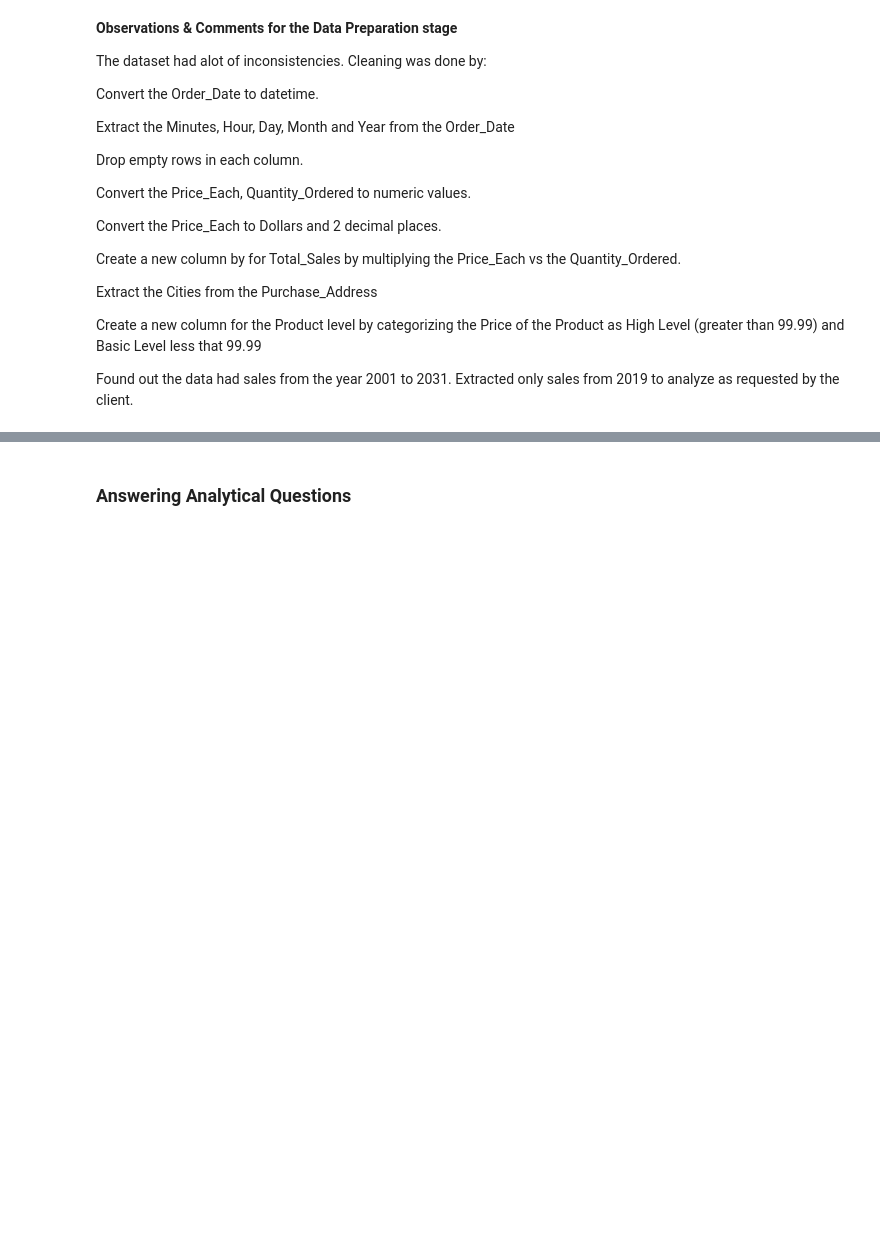
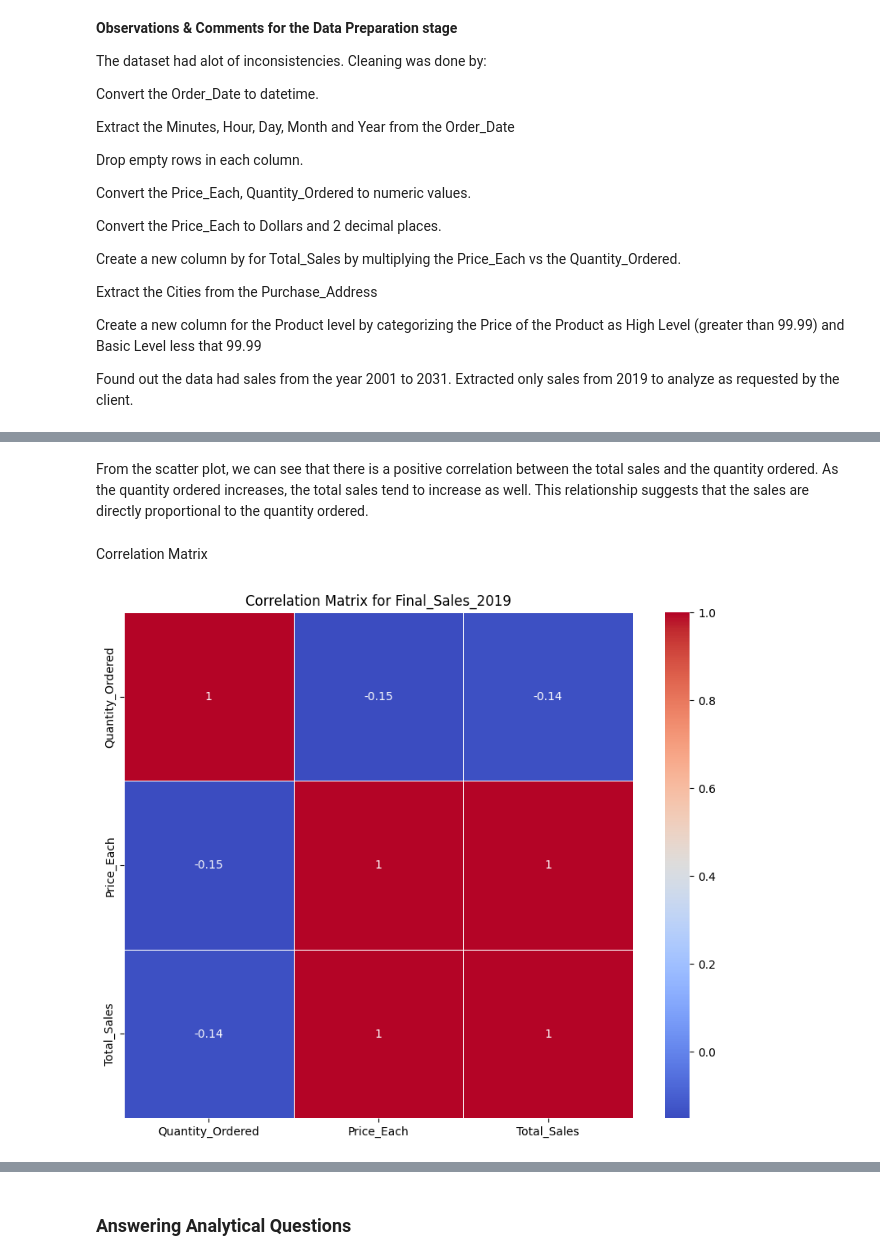
Before and after one commit to Njuraita/Bay-Technologies-BI-Solution, a Jupyter notebook: main.ipynb, the cells around one changed output, grey strips where cells are left out. Drawn from its saved outputs; the diff is of its cells as text; code cells hidden in the pictures; blank space fills up the shorter version.

```diff
--- a/main.ipynb
+++ b/main.ipynb
@@ -690,0 +807,26 @@ Found out the data had sales from the year 2001 to 2031. Extracted only sales fr
+# %% [markdown]
+From the scatter plot, we can see that there is a positive correlation between the total sales and the quantity ordered. As the quantity ordered increases, the total sales tend to increase as well. This relationship suggests that the sales are directly proportional to the quantity ordered.
+# %% [markdown]
+Correlation Matrix
+# %%
+# Select only numeric columns from Final_Sales_2019
+numeric_data = Final_Sales_2019.select_dtypes(include=['float64', 'int64'])
+
+
+# Compute the correlation matrix for the numeric columns
+correlation_matrix = numeric_data.corr()
+
+# Set the figure size
+plt.figure(figsize=(10, 8))
+
+# Create a heatmap using seaborn
+sns.heatmap(correlation_matrix, annot=True, cmap='coolwarm', linewidths=0.5)
+
+
+# Set plot title
+plt.title('Correlation Matrix for Final_Sales_2019')
+
+# Show the plot
+plt.show()
+# %% [output]
+[figure, added]
```
Also changed, not shown: parts of 38 cells of this notebook.
